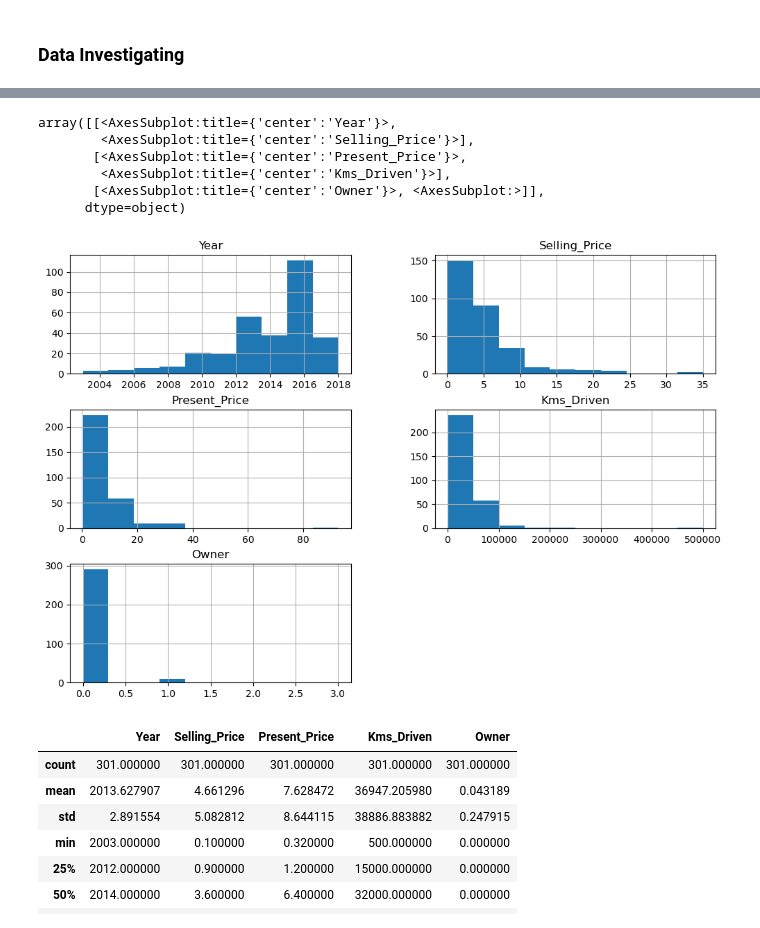
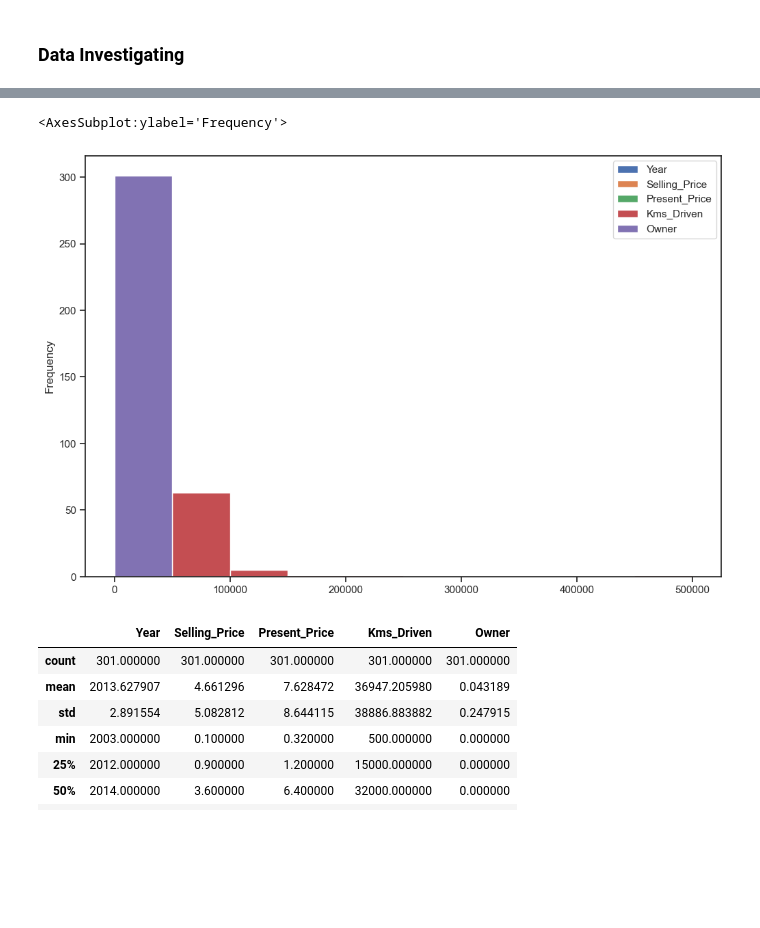
Before and after one commit to hamdain-mazen/New-Car, a Jupyter notebook: new_car.ipynb, the cells around one changed output, grey strips where cells are left out. Drawn from its saved outputs; the diff is of its cells as text; code cells hidden in the pictures; blank space fills up the shorter version.

```diff
--- a/new_car.ipynb
+++ b/new_car.ipynb
@@ -88,15 +92,10 @@ dtypes: float64(2), int64(3), object(4)
 memory usage: 21.3+ KB
 # %%
 
-df.hist(figsize = (12,8))
+df.plot.hist(figsize = (12,8))
 # %% [output]
-array([[<AxesSubplot:title={'center':'Year'}>,
-        <AxesSubplot:title={'center':'Selling_Price'}>],
-       [<AxesSubplot:title={'center':'Present_Price'}>,
-        <AxesSubplot:title={'center':'Kms_Driven'}>],
-       [<AxesSubplot:title={'center':'Owner'}>, <AxesSubplot:>]],
-      dtype=object)
+<AxesSubplot:ylabel='Frequency'>
-[figure, old version]
+[figure, new version]
 # %%
 df.describe() # stats of dataset numrical features
 # %% [output]
```
Also changed, not shown: parts of 42 cells of this notebook.
